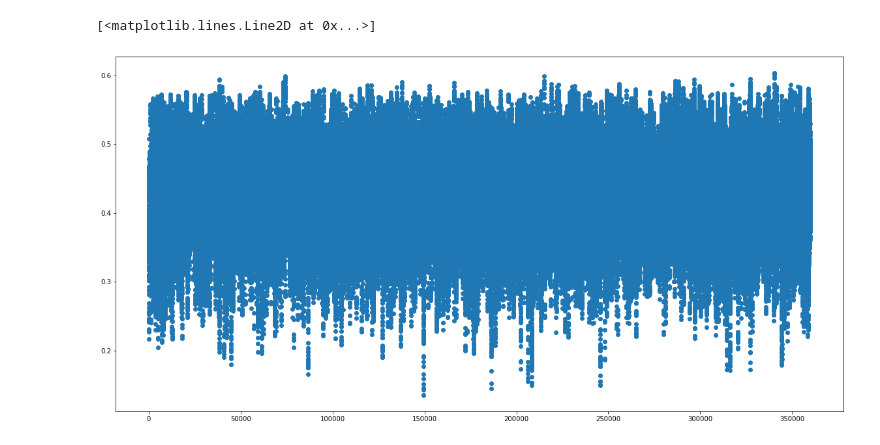
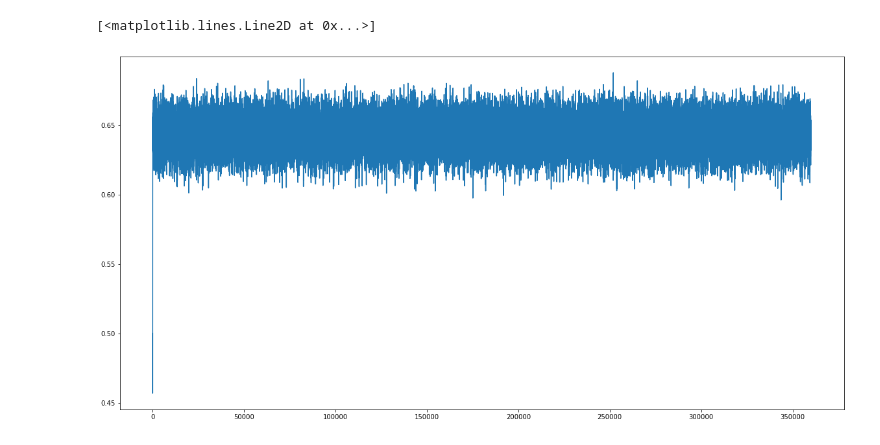
Before and after one commit to bu147/async_game, a Jupyter notebook: steps_check.ipynb, the cells around one changed output. Cells and saved outputs as stored; diff of their text form; code cells hidden in the pictures.

```diff
--- a/steps_check.ipynb
+++ b/steps_check.ipynb
@@ -144,8 +144,9 @@ def calculate_pc(size, pc_initial, b, evol_steps, seed):
         pc[step + 1] = np.count_nonzero(field - 1) / (size * size)
 
     return pc
+# %%
+pc = np.zeros((n, m, evol + 1))
 # %%
-pc0 = np.zeros((m, evol + 1))
-for i in range(m):
-    pc0[i] = calculate_pc(L, pc_ini, bs[i], evol, seeds[0])
-    print('\n', i, '\n-----', sep='')
+for i in range(n):
+    for j in range(m):
+        pc[i, j] = calculate_pc(L, pc_ini, bs[j], evol, seeds[i])
@@ -376,0 +153,2 @@ for i in range(m):
+# %%
+average_over_replicas = np.mean(pc, axis=0)
@@ -377,7 +182,6 @@ for i in range(m):
 # %%
-#График зависимости плотности от b
-fig,ax = plt.subplots(1, 1, figsize=(20, 10))
-ax.plot(pc9[4], 'o')
+fig, ax = plt.subplots(1, 1, figsize=(20, 10))
+ax.plot(average_over_replicas[1])
 # %% [output]
 [<matplotlib.lines.Line2D at 0x...>]
-[figure, old version]
+[figure, new version]
```
Also changed, not shown: parts of 21 cells of this notebook.
